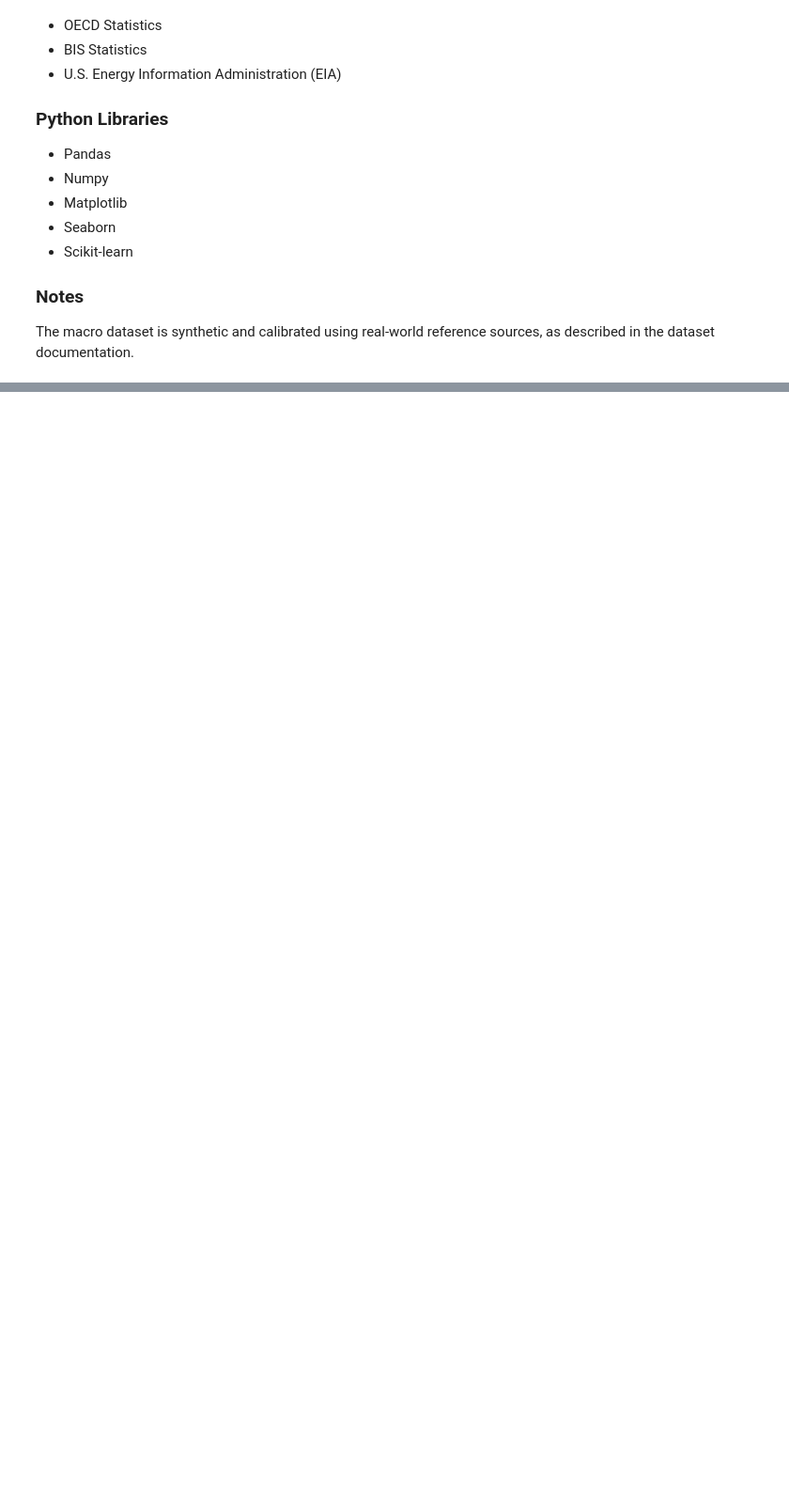
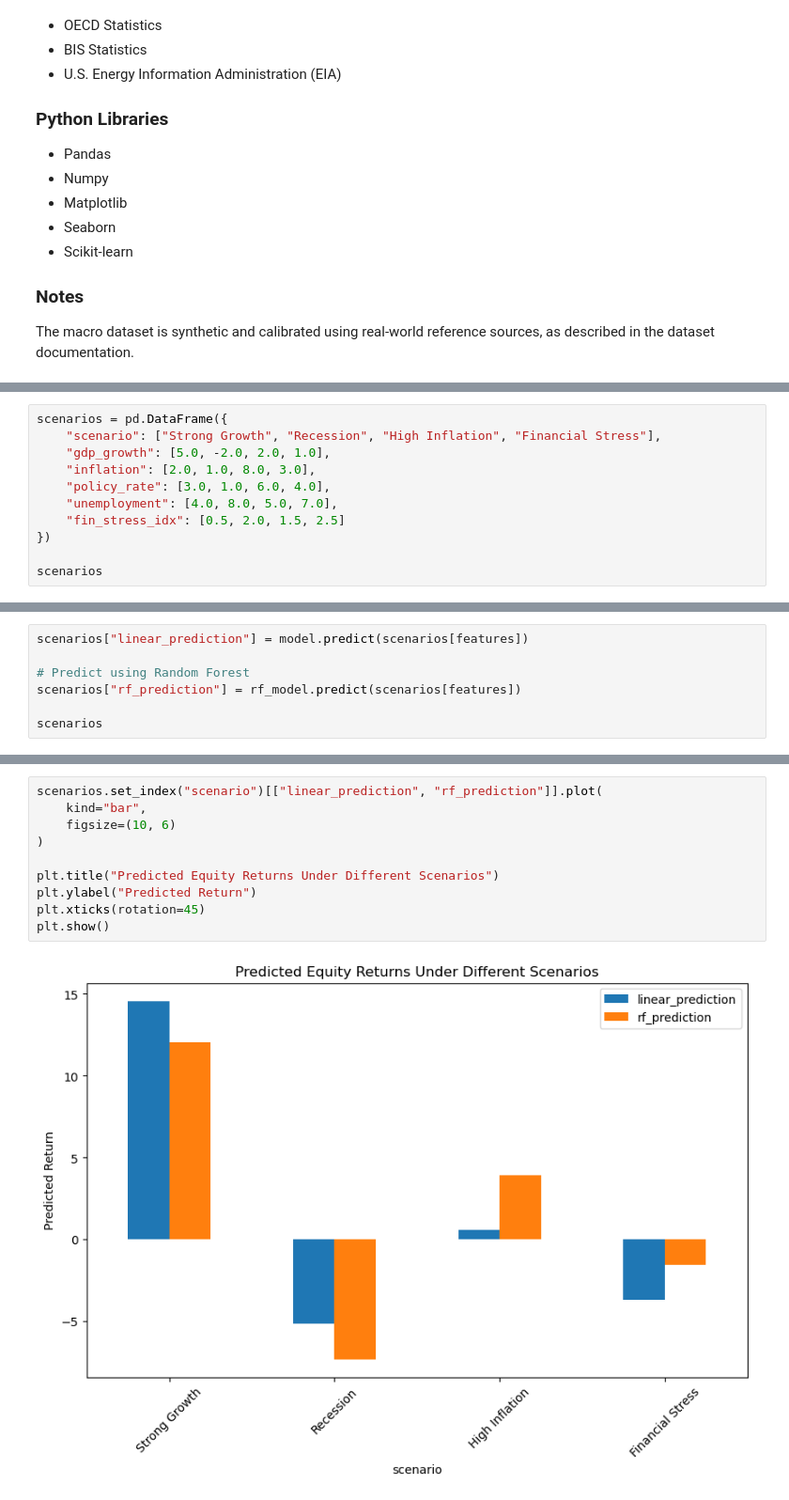
Before and after one commit to Wexwer/Macroeconomics-Indicators-Effect, a Jupyter notebook: Data Science/Exam-Project/Data Source/macroeconomic_indicators_effect_project.ipynb, the cells around one changed output, grey strips where cells are left out. Shown at 94% size. Cells and saved outputs as stored; diff of their text form; blank space fills up the shorter version.

Commit message:
Add scenario analysis, perform final QA, and prepare project for submission

```diff
--- a/Data Science/Exam-Project/Data Source/macroeconomic_indicators_effect_project.ipynb
+++ b/Data Science/Exam-Project/Data Source/macroeconomic_indicators_effect_project.ipynb
@@ -1643,0 +1655,11 @@ The macro dataset is synthetic and calibrated using real-world reference sources
+# %%
+scenarios = pd.DataFrame({
+    "scenario": ["Strong Growth", "Recession", "High Inflation", "Financial Stress"],
+    "gdp_growth": [5.0, -2.0, 2.0, 1.0],
+    "inflation": [2.0, 1.0, 8.0, 3.0],
+    "policy_rate": [3.0, 1.0, 6.0, 4.0],
+    "unemployment": [4.0, 8.0, 5.0, 7.0],
+    "fin_stress_idx": [0.5, 2.0, 1.5, 2.5]
+})
+
+scenarios
@@ -1643,0 +1680,7 @@ The macro dataset is synthetic and calibrated using real-world reference sources
+# %%
+scenarios["linear_prediction"] = model.predict(scenarios[features])
+
+# Predict using Random Forest
+scenarios["rf_prediction"] = rf_model.predict(scenarios[features])
+
+scenarios
@@ -1643,0 +1693,12 @@ The macro dataset is synthetic and calibrated using real-world reference sources
+# %%
+scenarios.set_index("scenario")[["linear_prediction", "rf_prediction"]].plot(
+    kind="bar",
+    figsize=(10, 6)
+)
+
+plt.title("Predicted Equity Returns Under Different Scenarios")
+plt.ylabel("Predicted Return")
+plt.xticks(rotation=45)
+plt.show()
+# %% [output]
+[figure, added]
```
Also changed, not shown: parts of 5 cells of this notebook.
